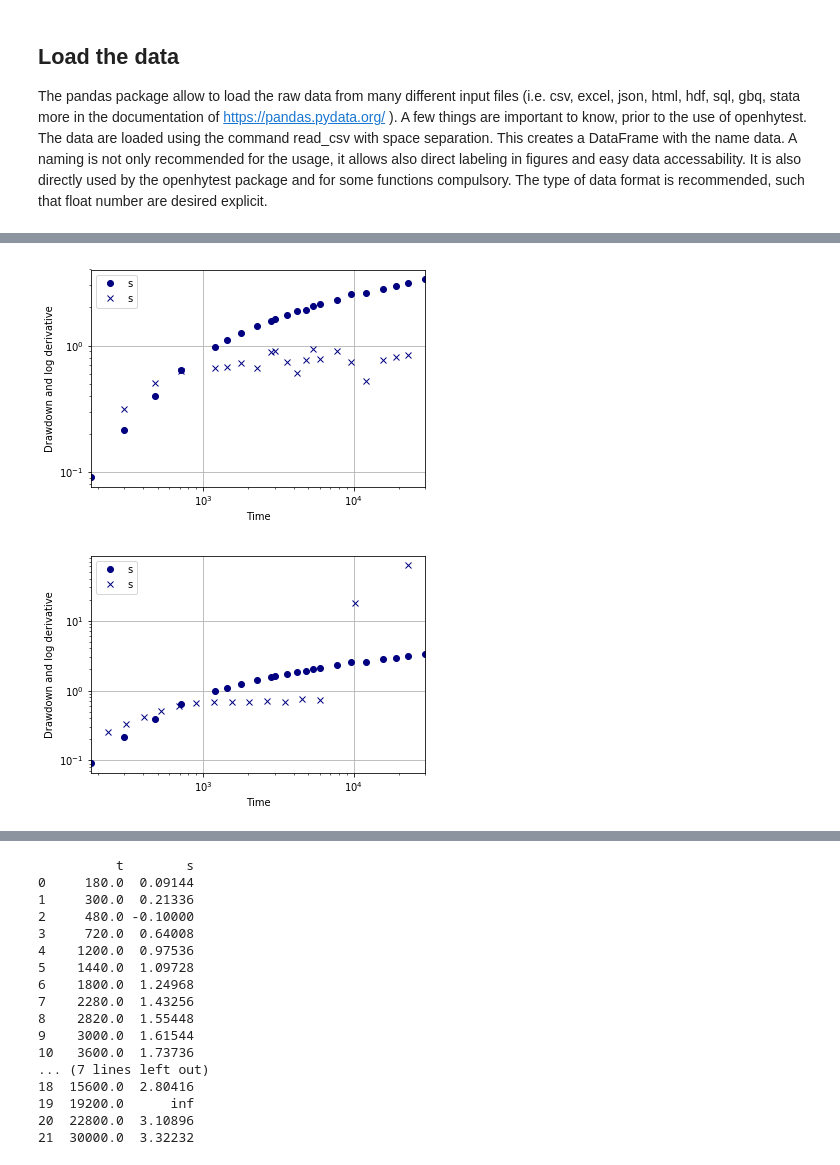
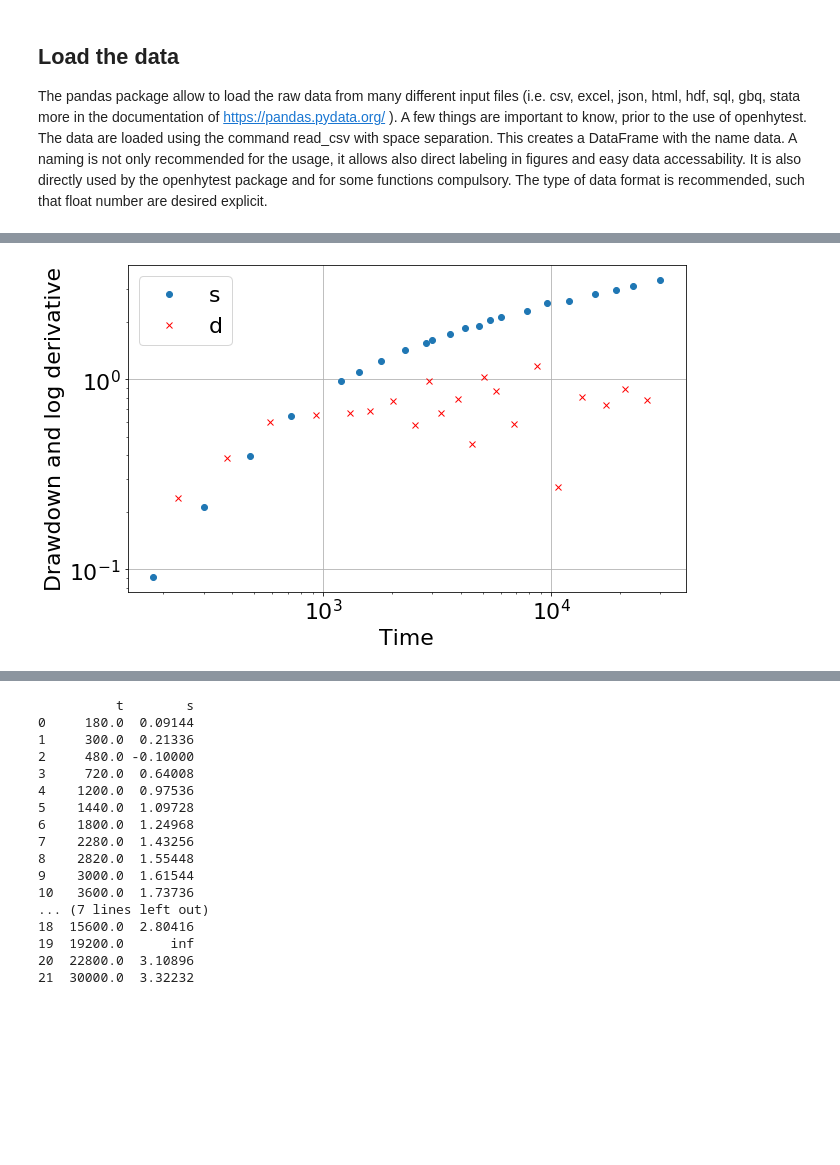
Before and after one commit to UniNE-CHYN/openhytest, a Jupyter notebook: notebooks/Demo_preprocessing.ipynb, the cells around one changed output, grey strips where cells are left out. Drawn from its saved outputs; the diff is of its cells as text; code cells hidden in the pictures; blank space fills up the shorter version.

Commit message:
rework_preprocessing

```diff
--- a/notebooks/Demo_preprocessing.ipynb
+++ b/notebooks/Demo_preprocessing.ipynb
@@ -43,8 +36,5 @@ ht.ldiffb_plot(data)
-# %%
-ht.ldiffh_plot(data)
-# %% [output]
-[figure, removed]
-# %%
-ht.diagnostic(data)
-# %% [output]
-[figure, removed]
+# %%
+test = ht.preprocessing(data)
+test.ldiff_plot()
+# %% [output]
+[figure, added]
```
Also changed, not shown: parts of 23 cells of this notebook, 4 other files.
